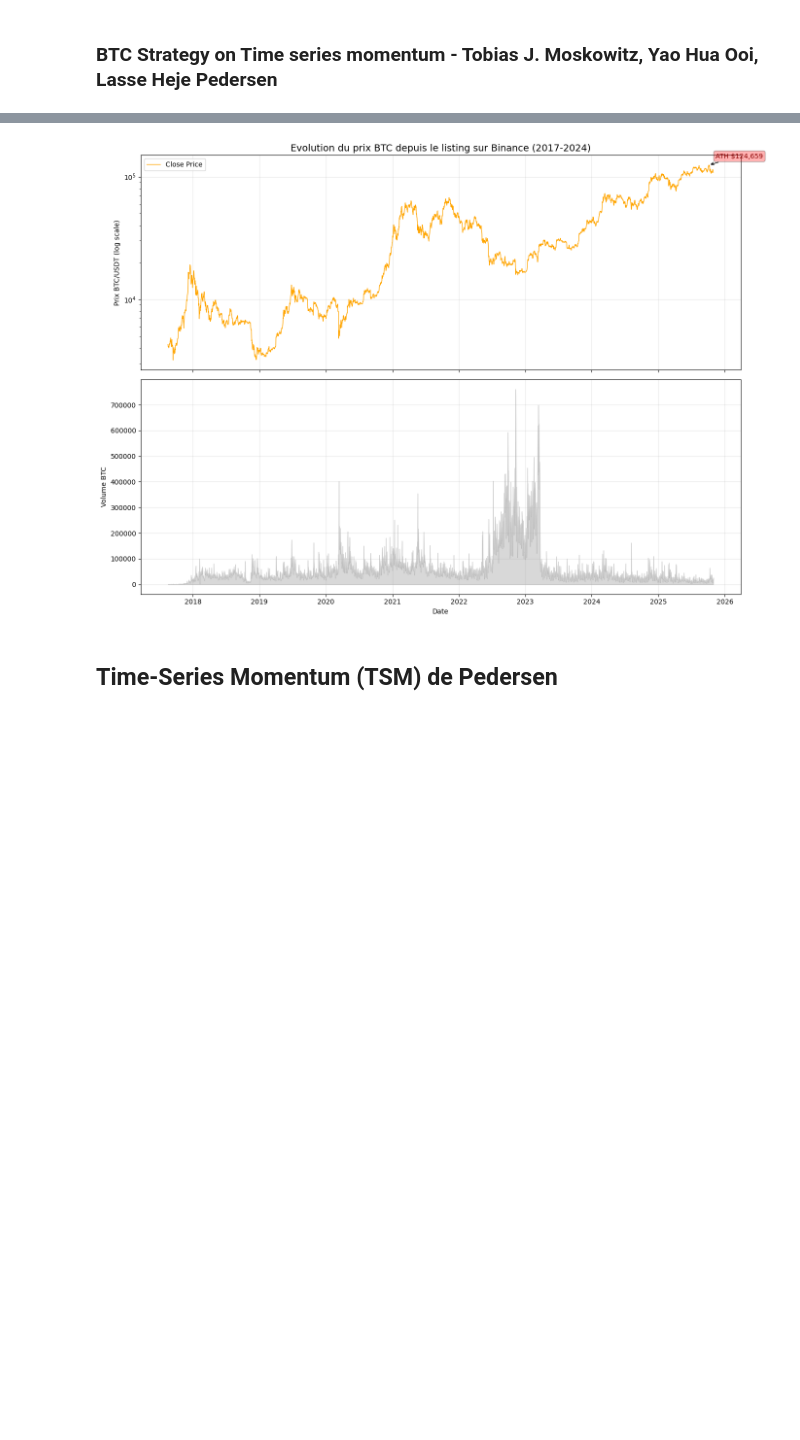
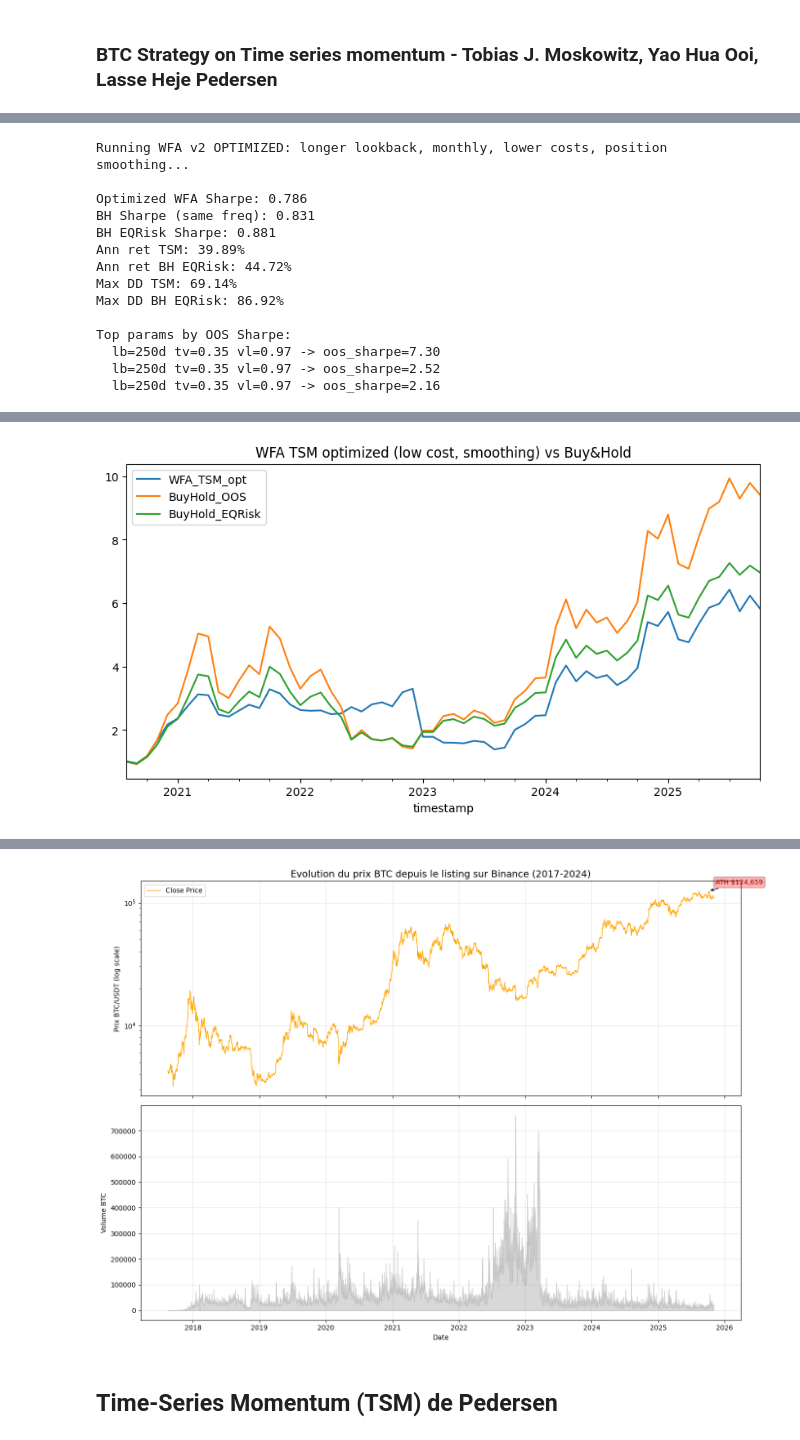
Before and after one commit to 333Rosky/CryptoLLM_Experiment, a Jupyter notebook: strategy/btc_strategy_TSM.ipynb, the cells around one changed output, grey strips where cells are left out. Saved outputs shown, nothing was run; the diff lists cells and outputs as text; code cells hidden in the pictures; blank space fills up the shorter version.

```diff
--- a/strategy/btc_strategy_TSM.ipynb
+++ b/strategy/btc_strategy_TSM.ipynb
@@ -65,0 +309,14 @@ def fetch_btc_trades(lookback_hours: int = 24, limit_per_batch: int = 1000) -> p
+# %%
+print("=== WFA v2 Diagnostics ===")
+print(f"OOS periods: {len(segments_v2)}")
+print(f"\nBest params distribution:")
+print(segments_v2[["best_lb_days","best_freq","best_tf_days","best_tv","best_vl"]].describe())
+print(f"\nSharpe OOS: {compute_sharpe_v2(oos_returns_v2,'M' if segments_v2['best_freq'].mode()[0]=='M' else 'W'):.3f}")
+bh_sharpe=compute_sharpe_v2(bh_returns_oos,'M')
+print(f"BH Sharpe (same freq): {bh_sharpe:.3f}")
+print(f"\nAnnual return TSM: {(1+oos_returns_v2).prod()**(12/len(oos_returns_v2))-1:.2%}")
+print(f"Annual return BH: {(1+bh_returns_oos).prod()**(12/len(bh_returns_oos))-1:.2%}")
+print(f"\nTurnover (mean): {segments_v2['n_oos'].mean():.1f} periods")
+print(f"\nTop 3 param combos by train Sharpe:")
+for i,row in segments_v2.nlargest(3,'sharpe_train').iterrows():
+    print(f"  lb={row['best_lb_days']}d freq={row['best_freq']} tf={row['best_tf_days']} tv={row['best_tv']:.2f} -> train_sharpe={row['sharpe_train']:.2f} oos_sharpe={row['sharpe_oos']:.2f}")
@@ -65,0 +341,50 @@ def fetch_btc_trades(lookback_hours: int = 24, limit_per_batch: int = 1000) -> p
+# %%
+def generate_param_grid_v2_optimized()->List[ParamSetV2]:
+    grid:List[ParamSetV2]=[]
+    for lb in [200,250,300]:
+        for freq in ["M"]:
+            for tf in [None]:
+                for tv in [0.35,0.45]:
+                    for vl in [0.94,0.97]:
+                        for smooth in [None,2.0,4.0]:
+                            grid.append(ParamSetV2(lookback_days=lb,rebalance_freq=freq,trend_filter_days=tf,target_vol=tv,vol_lambda=vl,max_leverage=3.0,transaction_cost_bps=2.0,position_ewm_halflife=smooth))
+    return grid
+print("Running WFA v2 OPTIMIZED: longer lookback, monthly, lower costs, position smoothing...")
+param_grid_opt=generate_param_grid_v2_optimized()
+segments_opt,oos_returns_opt=walk_forward_v2(df_btc["close"],train_years=3,test_months=6,param_grid=param_grid_opt,funding=None)
+bh_close_opt=df_btc["close"].resample("M").last().reindex(oos_returns_opt.index,method="ffill")
+bh_returns_opt=bh_close_opt.pct_change().fillna(0.0)
+wfa_vol_opt=oos_returns_opt.std()*np.sqrt(12)
+bh_vol_opt=bh_returns_opt.std()*np.sqrt(12)
+scale_bh_opt=wfa_vol_opt/bh_vol_opt if bh_vol_opt>0 else 1.0
+bh_returns_opt_eq=bh_returns_opt*scale_bh_opt
+ax=pd.DataFrame({"WFA_TSM_opt":(1.0+oos_returns_opt).cumprod(),"BuyHold_OOS":(1.0+bh_returns_opt).cumprod(),"BuyHold_EQRisk":(1.0+bh_returns_opt_eq).cumprod()}).plot(figsize=(10,5),title="WFA TSM optimized (low cost, smoothing) vs Buy&Hold")
+sharpe_opt=compute_sharpe_v2(oos_returns_opt,'M')
+sharpe_bh=compute_sharpe_v2(bh_returns_opt,'M')
+sharpe_bh_eq=compute_sharpe_v2(bh_returns_opt_eq,'M')
+print(f"\nOptimized WFA Sharpe: {sharpe_opt:.3f}")
+print(f"BH Sharpe (same freq): {sharpe_bh:.3f}")
+print(f"BH EQRisk Sharpe: {sharpe_bh_eq:.3f}")
+print(f"Ann ret TSM: {(1+oos_returns_opt).prod()**(12/len(oos_returns_opt))-1:.2%}")
+print(f"Ann ret BH EQRisk: {(1+bh_returns_opt_eq).prod()**(12/len(bh_returns_opt_eq))-1:.2%}")
+print(f"Max DD TSM: {(oos_returns_opt.cumsum().cummax()-(oos_returns_opt.cumsum())).max():.2%}")
+print(f"Max DD BH EQRisk: {(bh_returns_opt_eq.cumsum().cummax()-(bh_returns_opt_eq.cumsum())).max():.2%}")
+print(f"\nTop params by OOS Sharpe:")
+for i,row in segments_opt.nlargest(3,'sharpe_oos').iterrows():
+    print(f"  lb={row['best_lb_days']}d tv={row['best_tv']:.2f} vl={row['best_vl']:.2f} -> oos_sharpe={row['sharpe_oos']:.2f}")
+segments_opt.head()
+# %% [output]
+Running WFA v2 OPTIMIZED: longer lookback, monthly, lower costs, position smoothing...
+
+Optimized WFA Sharpe: 0.786
+BH Sharpe (same freq): 0.831
+BH EQRisk Sharpe: 0.881
+Ann ret TSM: 39.89%
+Ann ret BH EQRisk: 44.72%
+Max DD TSM: 69.14%
+Max DD BH EQRisk: 86.92%
+
+Top params by OOS Sharpe:
+  lb=250d tv=0.35 vl=0.97 -> oos_sharpe=7.30
+  lb=250d tv=0.35 vl=0.97 -> oos_sharpe=2.52
+  lb=250d tv=0.35 vl=0.97 -> oos_sharpe=2.16
@@ -65,0 +397 @@ def fetch_btc_trades(lookback_hours: int = 24, limit_per_batch: int = 1000) -> p
+[figure, added]
```
Also changed, not shown: parts of 22 cells of this notebook.
